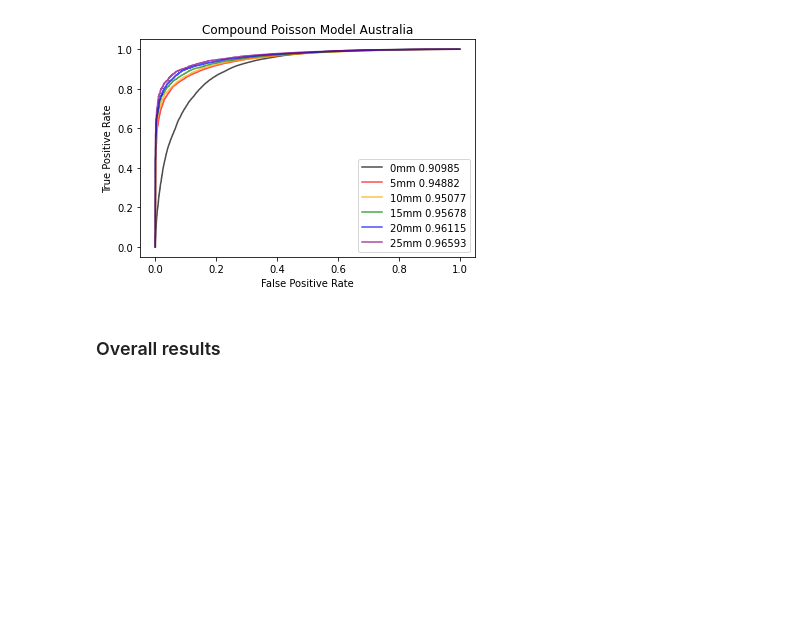
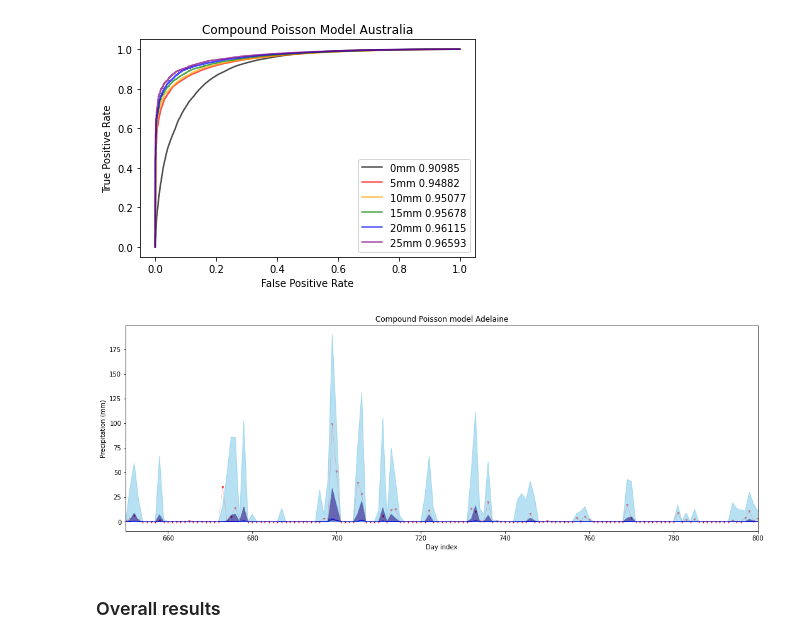
Before and after one commit to Rilwan-Adewoyin/NeuralGLM, a Jupyter notebook: Notebooks/AUST_marginals.ipynb, the cells around one changed output. Drawn from its saved outputs; the diff is of its cells as text; code cells hidden in the pictures; blank space fills up the shorter version.

```diff
--- a/Notebooks/AUST_marginals.ipynb
+++ b/Notebooks/AUST_marginals.ipynb
@@ -617,6 +714,51 @@ for idx,val in enumerate(cp_25mm):
     cp_25mm[idx]=abs(val-1)
 # %% [output]
 [figure]
+# %%
+import math
+
+cp_median = []
+cp_q25 = []
+cp_q75 = []
+cp_q68 = []
+cp_q95 = []
+cp_q32 = []
+cp_q05 = []
+
+###0:i,1:location,2:pred_mu,3:pred_disp,4:pred_p,5:target_rain_value,6:dates
+for m,d,i in zip(cp_allcities[1][2],cp_allcities[1][3],range(len(cp_allcities[1][4]))) :
+    rv = tweedie.tweedie(mu=m,p=cp_allcities[1][4][i],phi=d)
+
+    cp_median.append(rv.ppf(0.5))
+    cp_q25.append(rv.ppf(0.25))
+    cp_q75.append(rv.ppf(0.75))
+    cp_q95.append(rv.ppf(0.95))
+    cp_q05.append(rv.ppf(0.05))
+
+for q in [cp_median,cp_q25,cp_q05,cp_q75,cp_q95]:
+    for i in range(len(q)):
+        if math.isnan(q[i]):
+            q[i]=0
+
+plt.figure(figsize=(18, 6))
+plt.scatter([i for i in range(len(cp_allcities[1][5]))],cp_allcities[1][5],color='r',marker='1',s=16)
+plt.plot(cp_allcities[1][5],color='r',alpha=0.5,linewidth=0.3)
+plt.plot(cp_q05,color='skyblue',linewidth=0.6,alpha=0.3)
+plt.plot(cp_q25,color='navy',linewidth=0.6,alpha=0.3)
+plt.plot(cp_median,color='blue',linewidth=1,alpha=1)
+plt.plot(cp_q75,color='navy',linewidth=0.6,alpha=0.3)
+plt.plot(cp_q95,color='skyblue',linewidth=0.6,alpha=0.3)
+plt.fill_between([i for i in range(len(cp_allcities[1][5]))], cp_median, cp_q75, where=([cp_median[k] < cp_q75[k] for k in range(len(cp_allcities[1][5]))]), color='navy', alpha=0.6,interpolate=True)
+plt.fill_between([i for i in range(len(cp_allcities[1][5]))], cp_median, cp_q25, where=([cp_median[k] > cp_q25[k] for k in range(len(cp_allcities[1][5]))]), color='navy', alpha=0.6,interpolate=True)
+plt.fill_between([i for i in range(len(cp_allcities[1][5]))], cp_q95, cp_q75, where=([cp_q95[k] > cp_q75[k] for k in range(len(cp_allcities[1][5]))]), color='skyblue', alpha=0.6,interpolate=True)
+plt.fill_between([i for i in range(len(cp_allcities[1][5]))], cp_q05, cp_q25, where=([cp_q05[k] < cp_q25[k] for k in range(len(cp_allcities[1][5]))]), color='skyblue', alpha=0.6,interpolate=True)
+plt.xlim([650,800])
+plt.title('Compound Poisson model Adelaine')
+plt.xlabel('Day index')
+plt.ylabel('Precipitation (mm)')
+plt.savefig('cp_Adelaine')
+# %% [output]
+[figure, added]
 # %% [markdown]
 ### Overall results
 # %%
```
Also changed, not shown: parts of 5 cells of this notebook.
